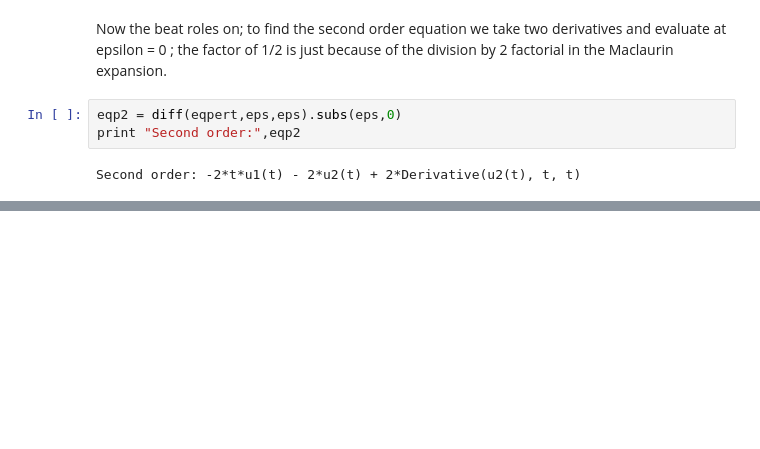
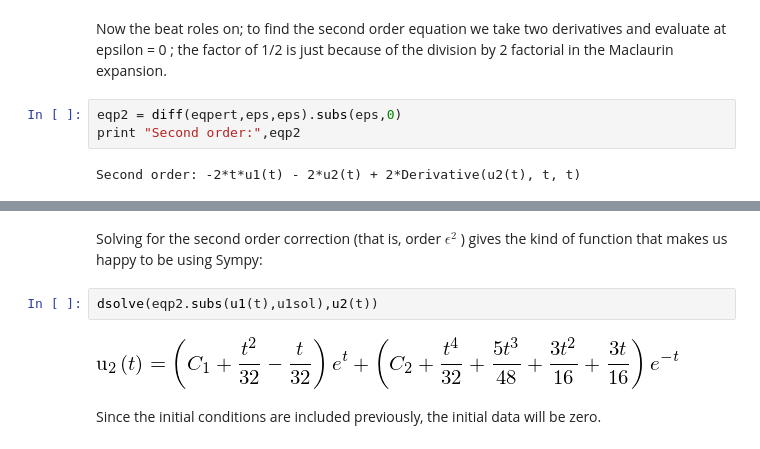
Before and after one commit to woonchin/MyPythonNote, a Jupyter notebook: myseries.ipynb, the cells around one changed output, grey strips where cells are left out. Saved outputs shown, nothing was run; the diff lists cells and outputs as text; blank space fills up the shorter version.

```diff
--- a/myseries.ipynb
+++ b/myseries.ipynb
@@ -192,0 +229,8 @@ Second order: -2*t*u1(t) - 2*u2(t) + 2*Derivative(u2(t), t, t)
+# %% [markdown]
+Solving for the second order correction (that is, order  $\epsilon^2$ ) gives the kind of function that makes us happy to be using Sympy:
+# %%
+dsolve(eqp2.subs(u1(t),u1sol),u2(t))
+# %% [output]
+[figure, added]
+# %% [markdown]
+Since the initial conditions are included previously, the initial data will be zero.
```
Also changed, not shown: parts of 18 cells of this notebook.
